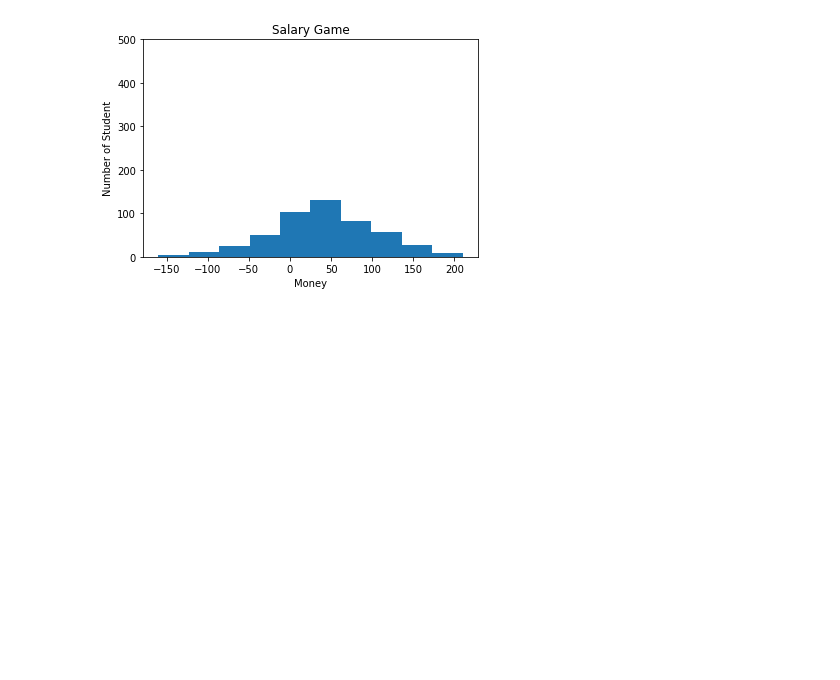
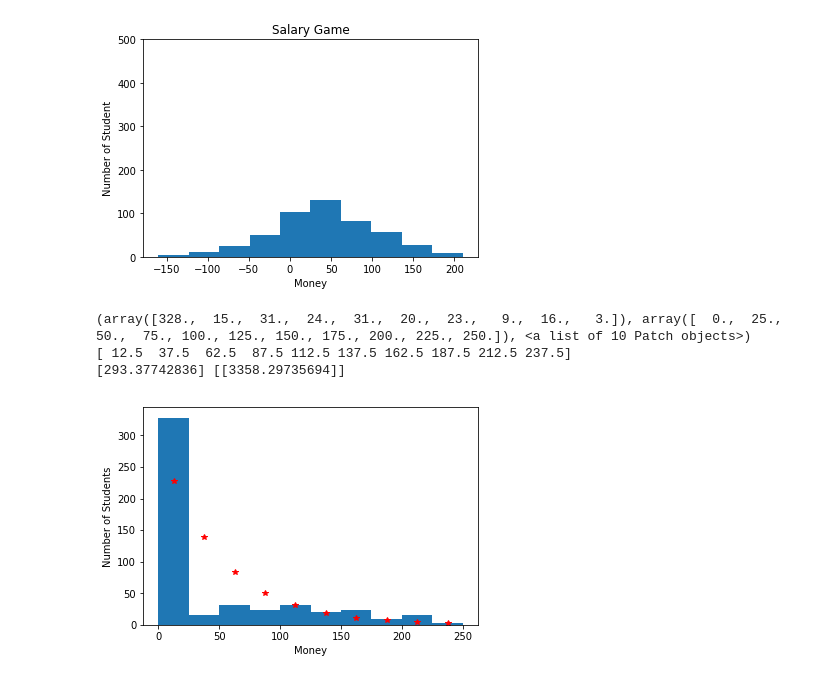
Before and after one commit to cfp106022204/10720phys29000, a Jupyter notebook: 190411 Salary Game.ipynb, the cells around one changed output. Saved outputs shown, nothing was run; the diff lists cells and outputs as text; code cells hidden in the pictures; blank space fills up the shorter version.

```diff
--- a/190411 Salary Game.ipynb
+++ b/190411 Salary Game.ipynb
@@ -91,3 +91,50 @@ plt.ylim(0,n)
 plt.show()
 # %% [output]
 [figure]
+# %%
+# People have no money can't play any game.
+import numpy as np
+import matplotlib.pyplot as plt
+n,m,k,dm=500,40,10000,10
+money=[m for i in range(0,n)]
+
+for i in range(k):
+    p1=p2=0
+    while (p1==p2 or money[p1]==0 or money[p2]==0):
+        p1=np.random.randint(0,n)
+        p2=np.random.randint(0,n)
+
+    win=np.random.randint(0,2)
+    if (win==0 ):
+        money[p1]-=dm
+        money[p2]+=dm
+    elif (win==1 ):
+        money[p1]+=dm
+        money[p2]-=dm
+
+bins=10
+plt.clf()
+a=plt.hist(money,bins)
+print(a)
+
+dx=a[1][1]-a[1][0]
+bin_center=np.array(a[1][0:-1])+dx/2.
+print(bin_center)
+
+from scipy import optimize
+
+def test_func(x, amp):
+    return amp*np.exp(-x/50)
+
+params, params_covariance = optimize.curve_fit(test_func, bin_center, a[0])
+print(params, params_covariance)
+plt.plot(bin_center, test_func(bin_center, params[0]),"r*",label='Fitted funtion')
+
+plt.xlabel("Money")
+plt.ylabel("Number of Students")
+plt.show()
+# %% [output]
+(array([328.,  15.,  31.,  24.,  31.,  20.,  23.,   9.,  16.,   3.]), array([  0.,  25.,  50.,  75., 100., 125., 150., 175., 200., 225., 250.]), <a list of 10 Patch objects>)
+[ 12.5  37.5  62.5  87.5 112.5 137.5 162.5 187.5 212.5 237.5]
+[293.37742836] [[3358.29735694]]
+[figure, added]
```
